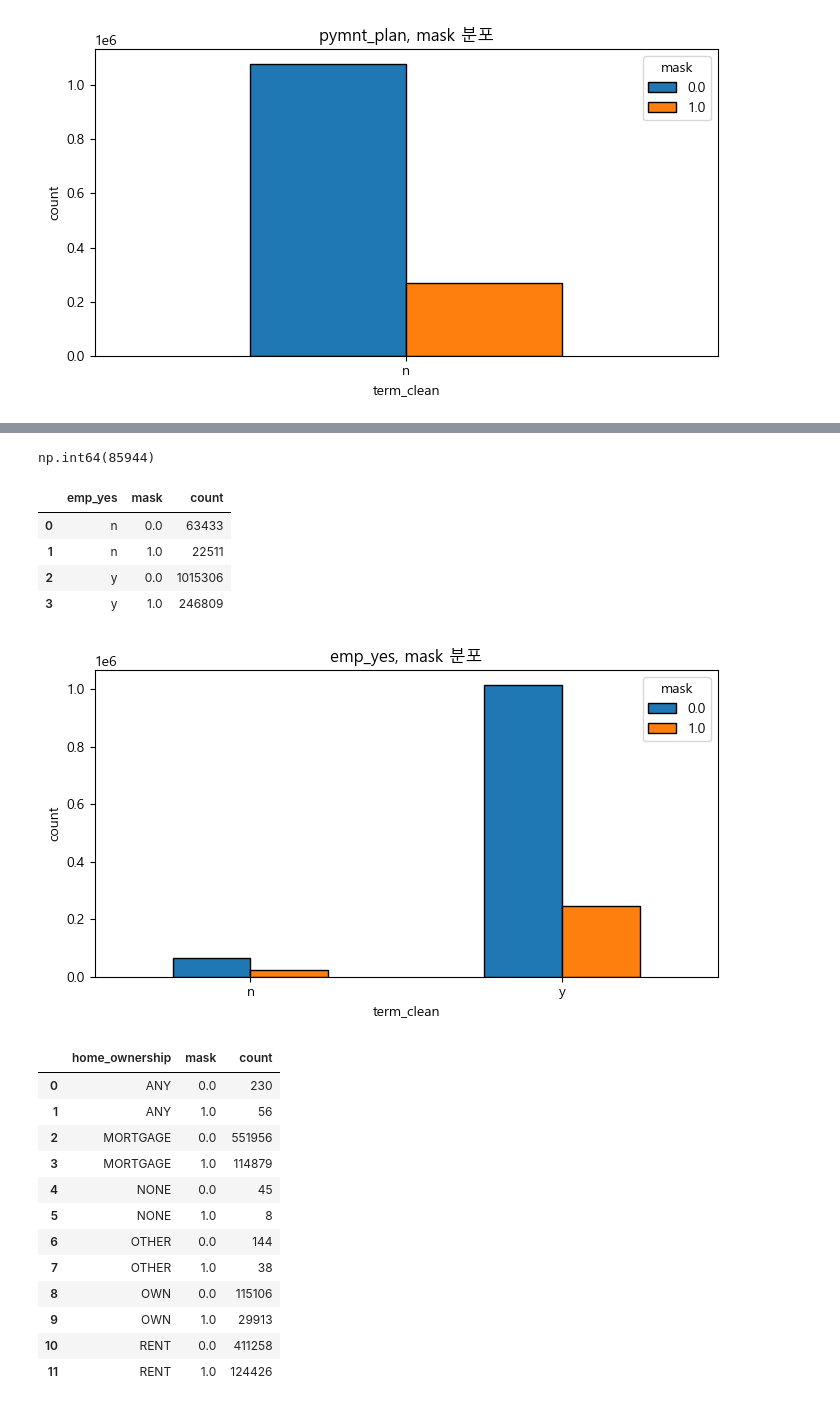
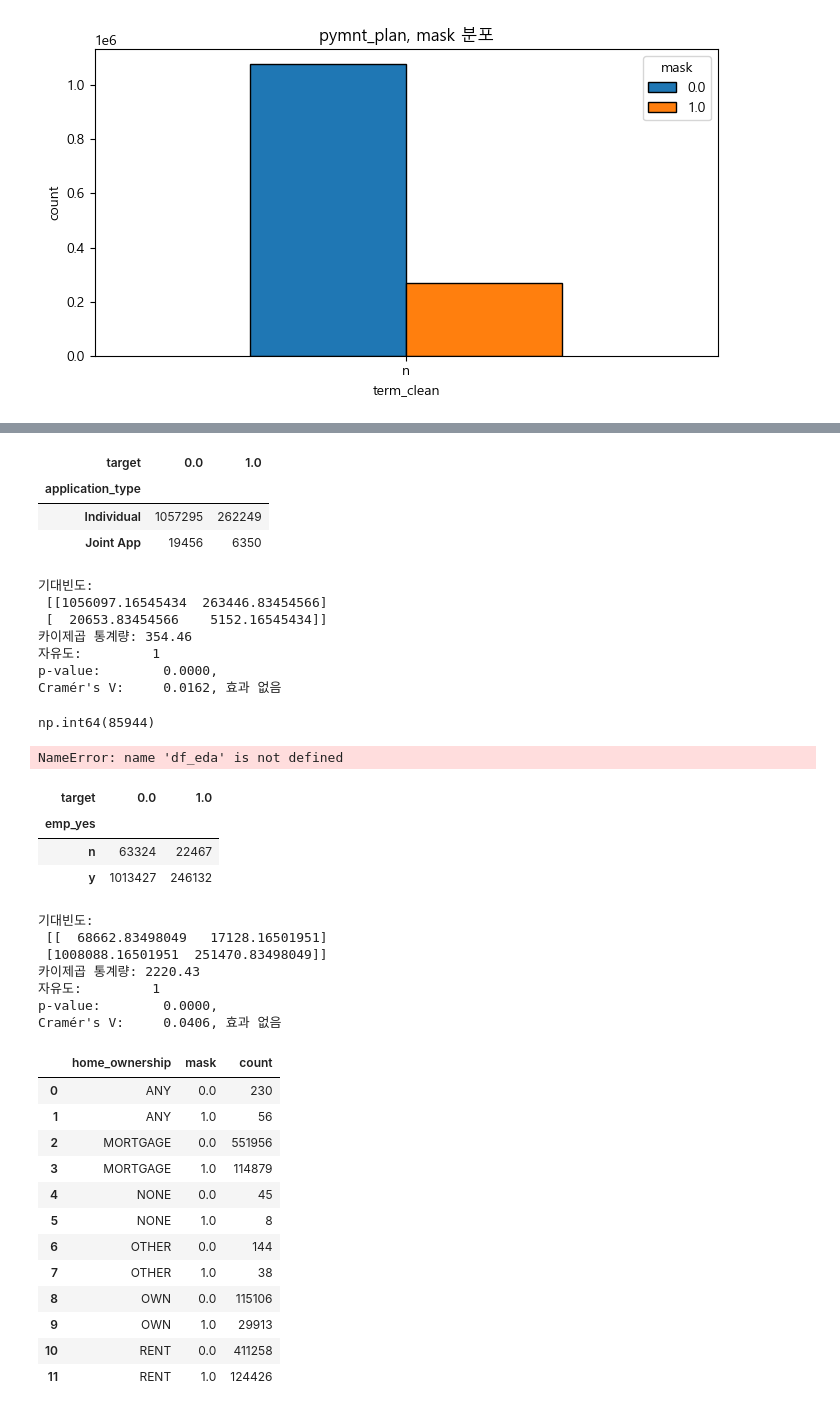
Before and after one commit to gywns7507/second_project, a Jupyter notebook: Hyeon_SOO_EDA.ipynb, the cells around one changed output, grey strips where cells are left out. Drawn from its saved outputs; the diff is of its cells as text; code cells hidden in the pictures.

```diff
--- a/Hyeon_SOO_EDA.ipynb
+++ b/Hyeon_SOO_EDA.ipynb
@@ -239,4 +225,39 @@ plt.tight_layout()
 [figure]
+# %%
+
+# 카이제곱 검정
+from scipy.stats import chi2_contingency
+# 크로스탭
+ct_test= pd.crosstab(df['application_type'], df['target'])
+display(ct_test)
+chi2, p_value, dof, expected = chi2_contingency(ct_test)
+
+print("기대빈도:\n", expected)
+
+print(f"카이제곱 통계량: {chi2:.2f}")
+print(f"자유도:         {dof}")
+print(f"p-value:        {p_value:.4f}, " )
+
+
+n = ct_test.sum().sum()
+
+r, c = ct_test.shape
+df_star = min(r - 1, c - 1)
+cramers_v = np.sqrt(chi2 / (n * df_star))
+
+print(f"Cramér's V:     {cramers_v:.4f}, 효과 없음 ")
+# %% [output]
+| target | 0.0 | 1.0 |
+| application_type |  |  |
+| Individual | 1057295 | 262249 |
+| Joint App | 19456 | 6350 |
+기대빈도:
+ [[1056097.16545434  263446.83454566]
+ [  20653.83454566    5152.16545434]]
+카이제곱 통계량: 354.46
+자유도:         1
+p-value:        0.0000,
+Cramér's V:     0.0162, 효과 없음
 # %%
 df["emp_title"].value_counts().head(10)
 df["emp_title"].isnull().sum()
@@ -244,7 +265,7 @@ df["emp_title"].isnull().sum()
 np.int64(85944)
 # %%
 #차입자의 직함 존재 여부에 따른 y
-df_eda["emp_yes"] = np.where(df["emp_title"].isnull(), "n", "y")
+df["emp_yes"] = np.where(df["emp_title"].isnull(), "n", "y")
 # 확인
 df_eda["emp_yes"].value_counts()
 
@@ -268,12 +289,42 @@ plt.tight_layout()
 
 # 큰 차이는 없어 보임
 # %% [output]
-|  | emp_yes | mask | count |
-| 0 | n | 0.0 | 63433 |
-| 1 | n | 1.0 | 22511 |
-| 2 | y | 0.0 | 1015306 |
-| 3 | y | 1.0 | 246809 |
-[figure, removed]
+NameError: name 'df_eda' is not defined
+# %%
+
+# 카이제곱 검정
+from scipy.stats import chi2_contingency
+# 크로스탭
+ct_test= pd.crosstab(df['emp_yes'], df['target'])
+display(ct_test)
+chi2, p_value, dof, expected = chi2_contingency(ct_test)
+
+print("기대빈도:\n", expected)
+
+print(f"카이제곱 통계량: {chi2:.2f}")
+print(f"자유도:         {dof}")
+print(f"p-value:        {p_value:.4f}, " )
+
+
+n = ct_test.sum().sum()
+
+r, c = ct_test.shape
+df_star = min(r - 1, c - 1)
+cramers_v = np.sqrt(chi2 / (n * df_star))
+
+print(f"Cramér's V:     {cramers_v:.4f}, 효과 없음 ")
+# %% [output]
+| target | 0.0 | 1.0 |
+| emp_yes |  |  |
+| n | 63324 | 22467 |
+| y | 1013427 | 246132 |
+기대빈도:
+ [[  68662.83498049   17128.16501951]
+ [1008088.16501951  251470.83498049]]
+카이제곱 통계량: 2220.43
+자유도:         1
+p-value:        0.0000,
+Cramér's V:     0.0406, 효과 없음
 # %%
 g_result = df.groupby(["home_ownership", "target"]).size().reset_index(name="count")
 
```
Also changed, not shown: parts of 10 cells of this notebook, 1 other file.
